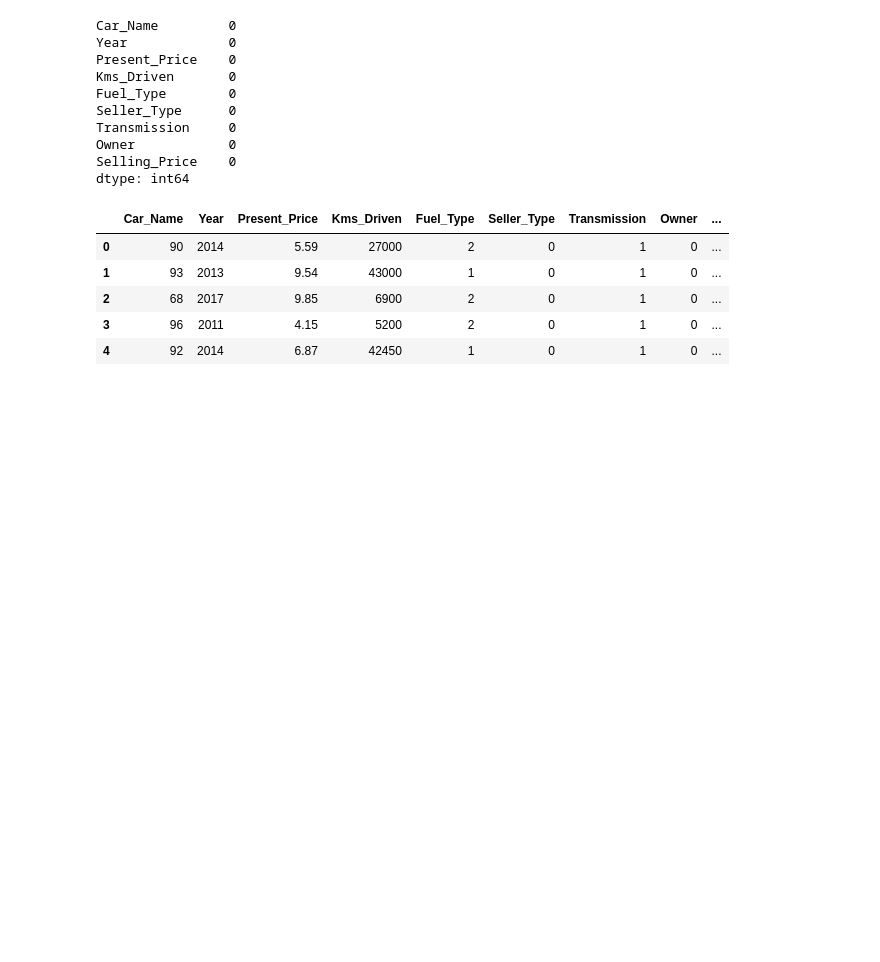
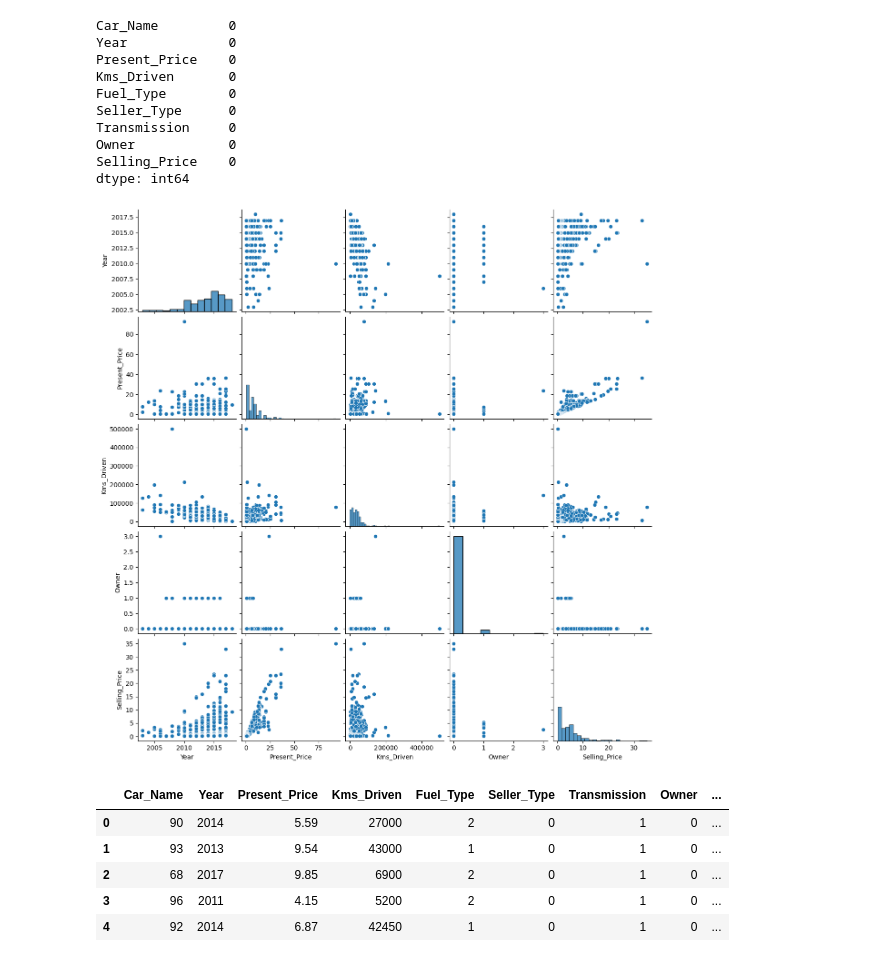
Before and after one commit to nishitpanchal6377/PricePredictionModel, a Jupyter notebook: PricePredictionModel.ipynb, the cells around one changed output. Cells and saved outputs as stored; diff of their text form; code cells hidden in the pictures; blank space fills up the shorter version.

```diff
--- a/PricePredictionModel.ipynb
+++ b/PricePredictionModel.ipynb
@@ -63,6 +63,12 @@ Transmission     0
 Owner            0
 Selling_Price    0
 dtype: int64
+# %%
+#Graphical analysis
+sns.pairplot(mydata)
+plt.show()
+# %% [output]
+[figure, added]
 # %%
 #Converting the object data into numerical data
 Car_Name_le=LabelEncoder()
```
